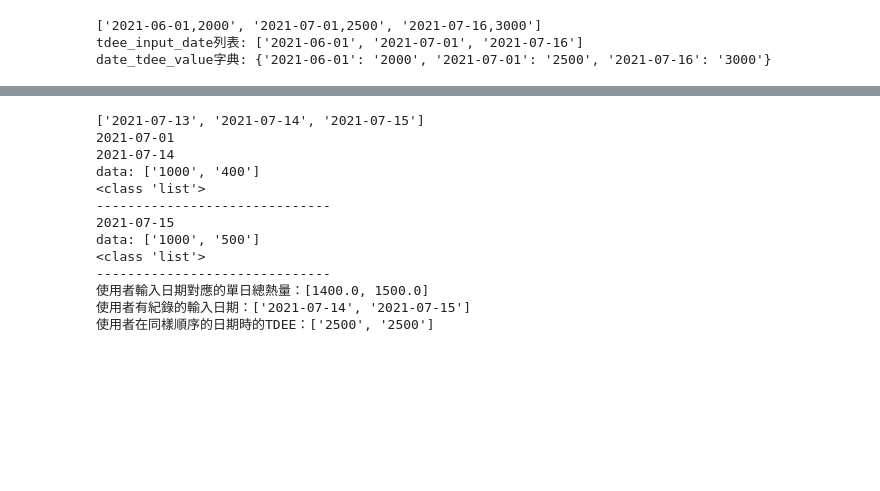
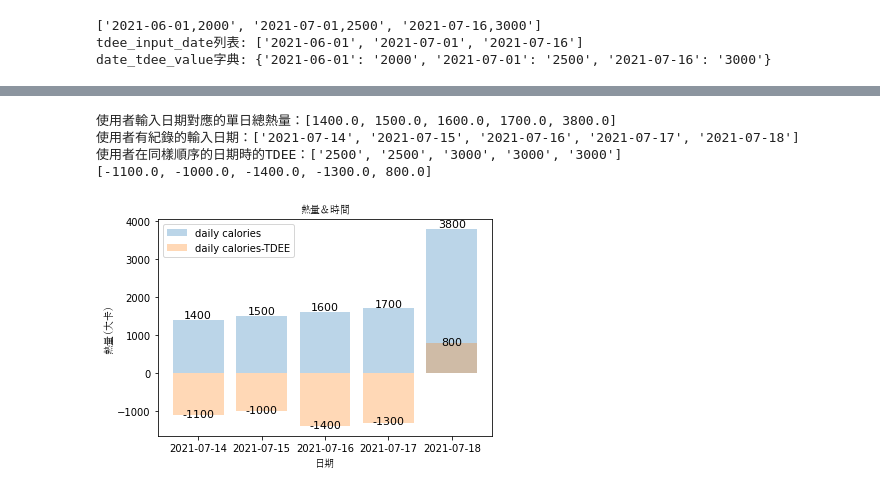
Before and after one commit to Ron-Wu/Machine-learning-0602, a Jupyter notebook: 0720.ipynb, the cells around one changed output, grey strips where cells are left out. Drawn from its saved outputs; the diff is of its cells as text; code cells hidden in the pictures; blank space fills up the shorter version.

```diff
--- a/0720.ipynb
+++ b/0720.ipynb
@@ -116,7 +181,7 @@ def count_window(datex, datey):
 # %%
 # 計算用戶選取的日期區間
 user_choose1 = "2021-07-13"
-user_choose2 = "2021-07-15"
+user_choose2 = "2021-07-19"
 user_choose_list = count_window(user_choose1, user_choose2)
 print(user_choose_list)
 # %% [output]
@@ -191,18 +258,18 @@ user_input_record_date = []
 user_TDEE = []
 for i in tdee_count:
   if i in tdee_choose_date.keys():
-    print(tdee_choose_date[i])
-    print(i)
+    # print(tdee_choose_date[i])
+    # print(i)
 
     for j in range(len(tdee_choose_date[i])):
       try:
         f = open(f"/content/{tdee_choose_date[i][j]}/daily_total.txt")
         data = f.read().splitlines()
-        print(tdee_choose_date[i][j])
+        # print(tdee_choose_date[i][j])
         user_input_record_date.append(tdee_choose_date[i][j])
-        print(f"data: {data}")
-        print(type(data))
-        print("-"*30)
+        # print(f"data: {data}")
+        # print(type(data))
+        # print("-"*30)
 
         # date_tdee_value字典: {'2021-06-01': '2000', '2021-07-01': '2500', '2021-07-16': '3000'}
         user_TDEE.append(date_tdee_value[i])
@@ -220,17 +287,38 @@ for i in tdee_count:
 print(f"使用者輸入日期對應的單日總熱量：{ussr_choose_list_1}")
 print(f"使用者有紀錄的輸入日期：{user_input_record_date}")
 print(f"使用者在同樣順序的日期時的TDEE：{user_TDEE}")
+
+difference_cal_TDEE = []
+for i in range(len(ussr_choose_list_1)):
+  dif_value = float(ussr_choose_list_1[i]-float(user_TDEE[i]))
+  difference_cal_TDEE.append(dif_value)
+print(difference_cal_TDEE)
 # %% [output]
-['2021-07-13', '2021-07-14', '2021-07-15']
-2021-07-01
-2021-07-14
-data: ['1000', '400']
-<class 'list'>
-------------------------------
-2021-07-15
-data: ['1000', '500']
-<class 'list'>
-------------------------------
-使用者輸入日期對應的單日總熱量：[1400.0, 1500.0]
-使用者有紀錄的輸入日期：['2021-07-14', '2021-07-15']
-使用者在同樣順序的日期時的TDEE：['2500', '2500']
+使用者輸入日期對應的單日總熱量：[1400.0, 1500.0, 1600.0, 1700.0, 3800.0]
+使用者有紀錄的輸入日期：['2021-07-14', '2021-07-15', '2021-07-16', '2021-07-17', '2021-07-18']
+使用者在同樣順序的日期時的TDEE：['2500', '2500', '3000', '3000', '3000']
+[-1100.0, -1000.0, -1400.0, -1300.0, 800.0]
+# %%
+import matplotlib.pyplot as plt
+from matplotlib.font_manager import FontProperties
+# 柱狀圖
+plt.bar(user_input_record_date,ussr_choose_list_1, label = 'daily calories',align = "center", alpha=0.3)
+for a,b in zip(user_input_record_date,ussr_choose_list_1):
+ plt.text(a, b+50, '%.0f' % b, ha='center',fontsize=11)
+
+plt.bar(user_input_record_date,difference_cal_TDEE, label = 'daily calories-TDEE',align = "center", alpha=0.3)
+for a,b in zip(user_input_record_date,difference_cal_TDEE):
+ plt.text(a, b-50, '%.0f' % b, ha='center',fontsize=11)
+
+font = FontProperties(fname=r"simsun.ttc")
+
+plt.xlabel("日期", fontproperties = font)  #设置X轴Y轴名称
+plt.ylabel("熱量(大卡)", fontproperties = font )
+plt.title("熱量＆時間", fontproperties = font)
+plt.legend()
+# 先存圖
+plt.savefig('./123.jpg')
+# 貼出圖
+plt.show()
+# %% [output]
+[figure, added]
```
Also changed, not shown: parts of 6 cells of this notebook.
